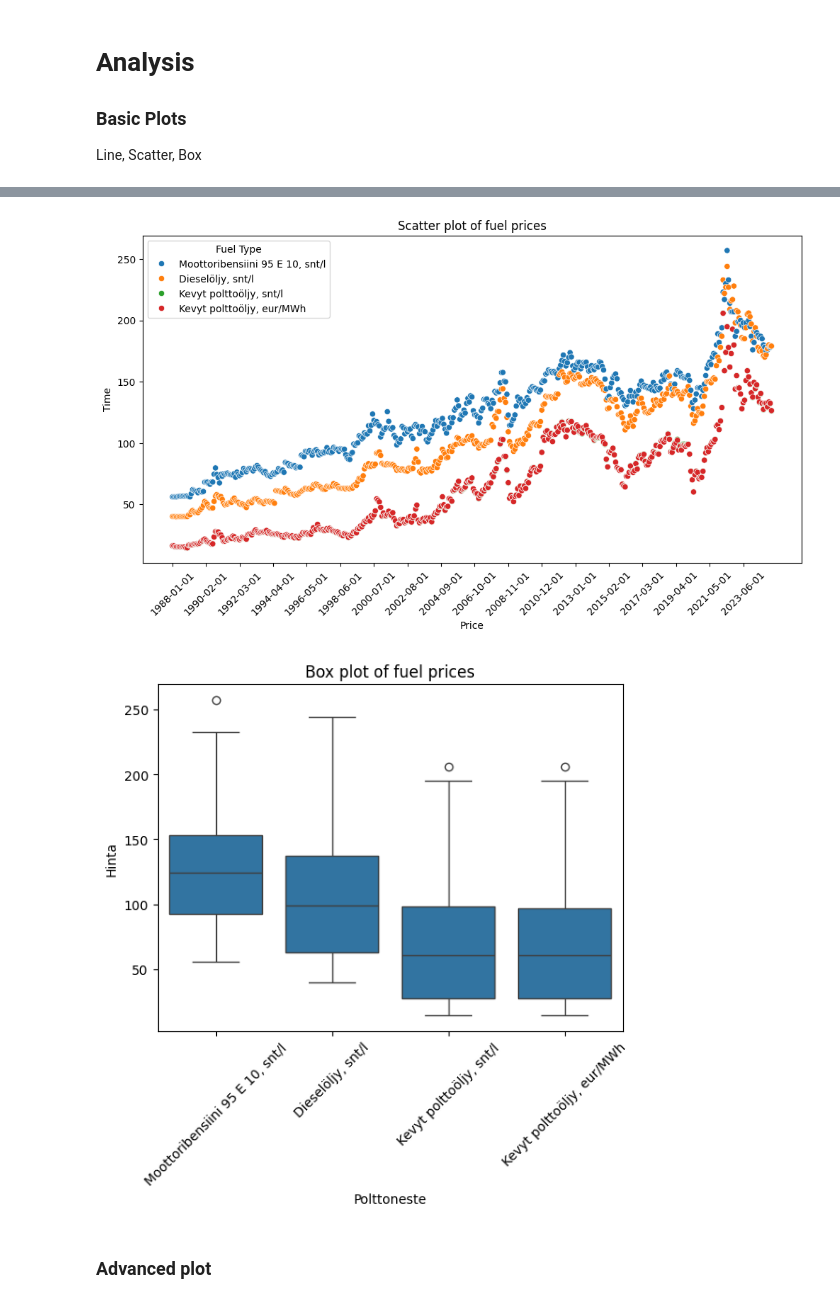
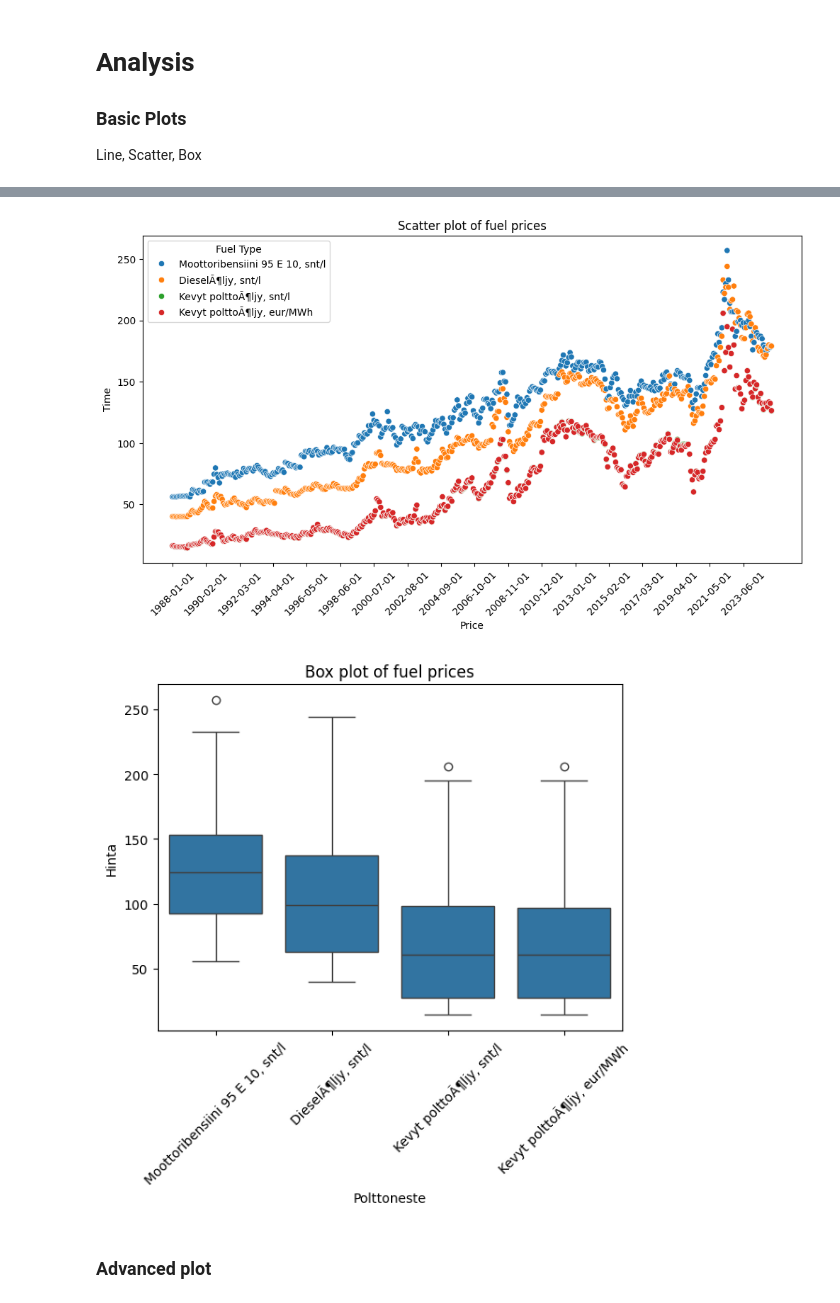
Before and after one commit to Nickeniklas/fuel_data_EDA, a Jupyter notebook: analysis.ipynb, the cells around one changed output, grey strips where cells are left out. Drawn from its saved outputs; the diff is of its cells as text; code cells hidden in the pictures.

```diff
--- a/analysis.ipynb
+++ b/analysis.ipynb
@@ -21,5 +21,5 @@ import numpy as np
 - gasoline only
 # %%
 # gasoline data loading
-data = pd.read_csv('datasets/full_data.csv', skiprows=1, encoding='latin1')
+data = pd.read_csv('data/full_data.csv', index_col='Kuukausi', parse_dates=True, encoding='latin1')
 data
@@ -58,13 +82,13 @@ plt.show()
 plt.figure(figsize=(12, 6))  # width=12 inches, height=6 inches
 # plot
 sns.scatterplot(
-    x=raw_data.index.values,
+    x=data.index.values,
     y='Hinta',
     hue='Polttoneste',  # different colors for each fuel
-    data=raw_data
+    data=data
 )
 # Show only every 10th tick on y-axis
-ticks = raw_data.index[::100]
+ticks = data.index[::100]
 plt.xticks(ticks, rotation=45)  # rotate 45 degrees
 # labels and show plot
 plt.xlabel("Price")
@@ -73,15 +97,15 @@ plt.title("Scatter plot of fuel prices")
 plt.legend(title='Fuel Type')
 plt.show()
 # %% [output]
-[figure, old version]
+[figure, new version]
 # %%
 # Box plot of all 4 fuel prices over time
-sns.boxplot(x='Polttoneste', y='Hinta', data=raw_data)
+sns.boxplot(x='Polttoneste', y='Hinta', data=data)
 plt.xticks(rotation=45)  # Rotate x-axis labels 45 degrees
 plt.title("Box plot of fuel prices")
 plt.show()
 # %% [output]
-[figure, old version]
+[figure, new version]
 # %% [markdown]
 ### Advanced plot
 # %%
```
Also changed, not shown: parts of 10 cells of this notebook.
